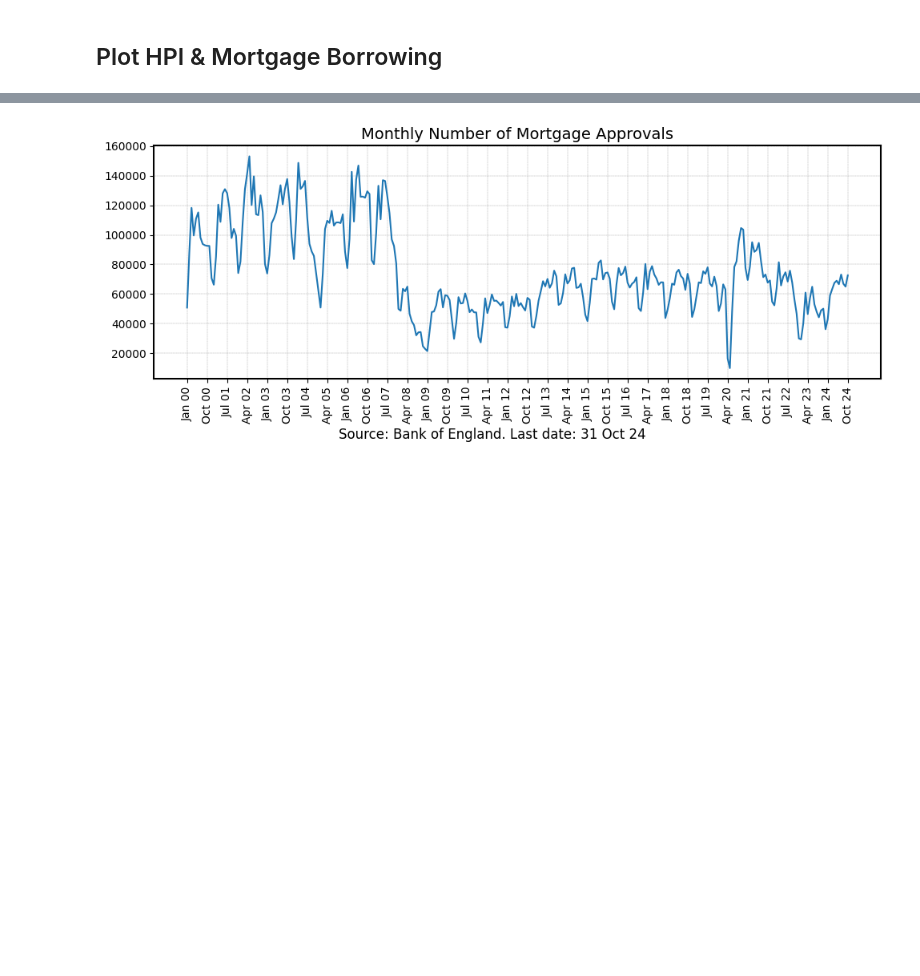
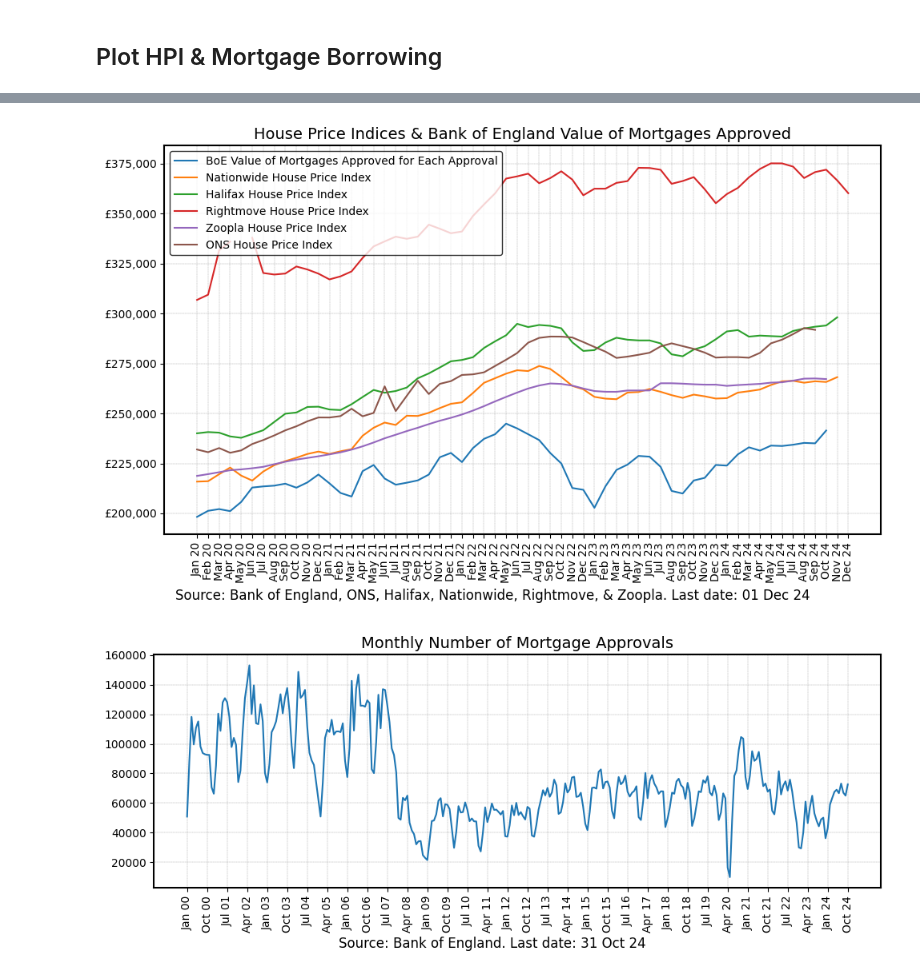
Before and after one commit to rpreen/econ, a Jupyter notebook: econ.ipynb, the cells around one changed output, grey strips where cells are left out. Saved outputs shown, nothing was run; the diff lists cells and outputs as text; code cells hidden in the pictures; blank space fills up the shorter version.

```diff
--- a/econ.ipynb
+++ b/econ.ipynb
@@ -386,3 +367,7 @@ plt.savefig(filename, dpi=300, bbox_inches="tight")
+# %%
+plot_hpi(start_date="2020-01-01", data=data, xfreq=1)
+# %% [output]
+[figure, added]
 # %%
 fig, ax = plt.subplots(figsize=(10, 4))
 ax.set_facecolor("white")
```
Also changed, not shown: parts of 11 cells of this notebook, 1 other file.
